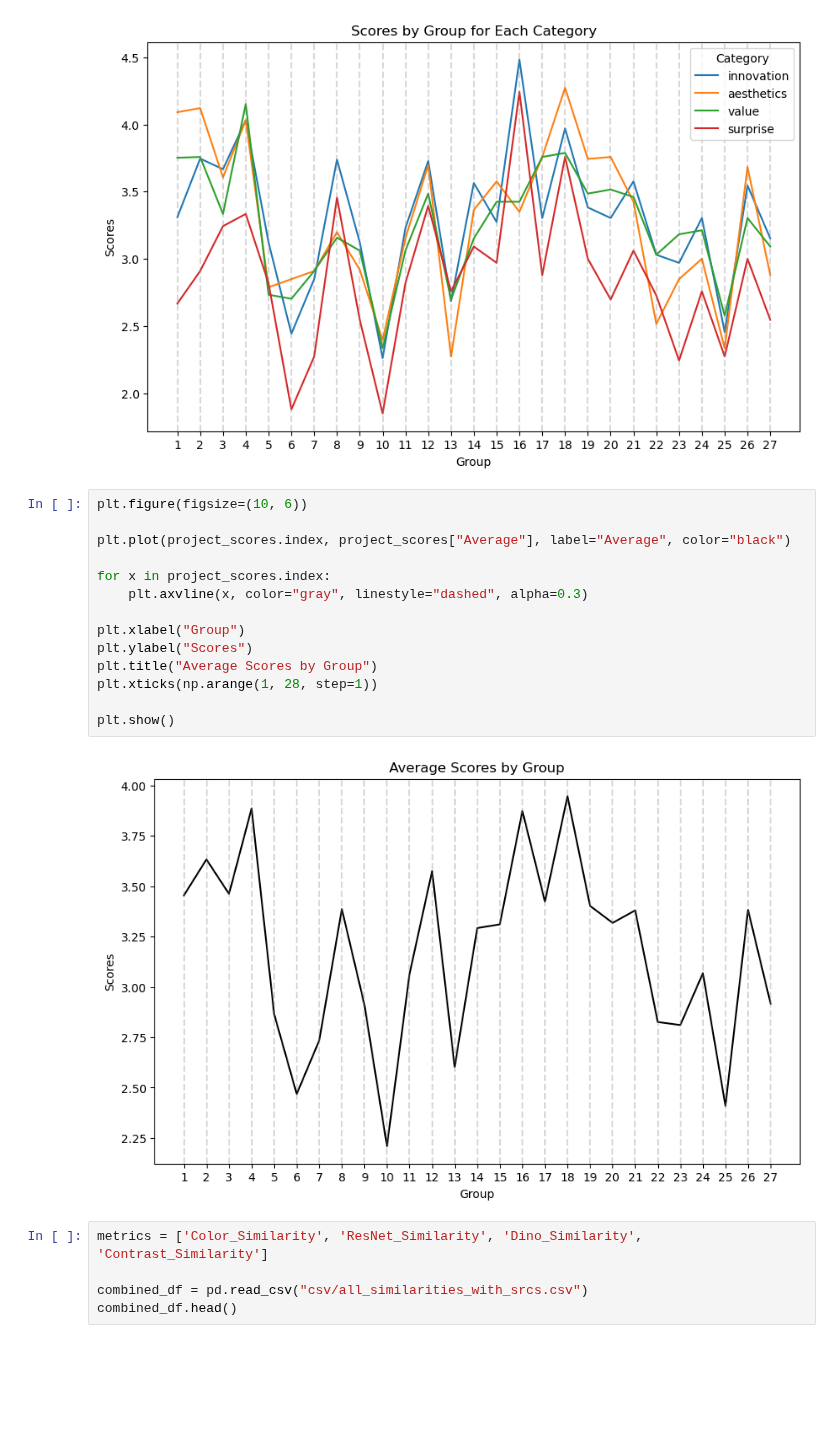
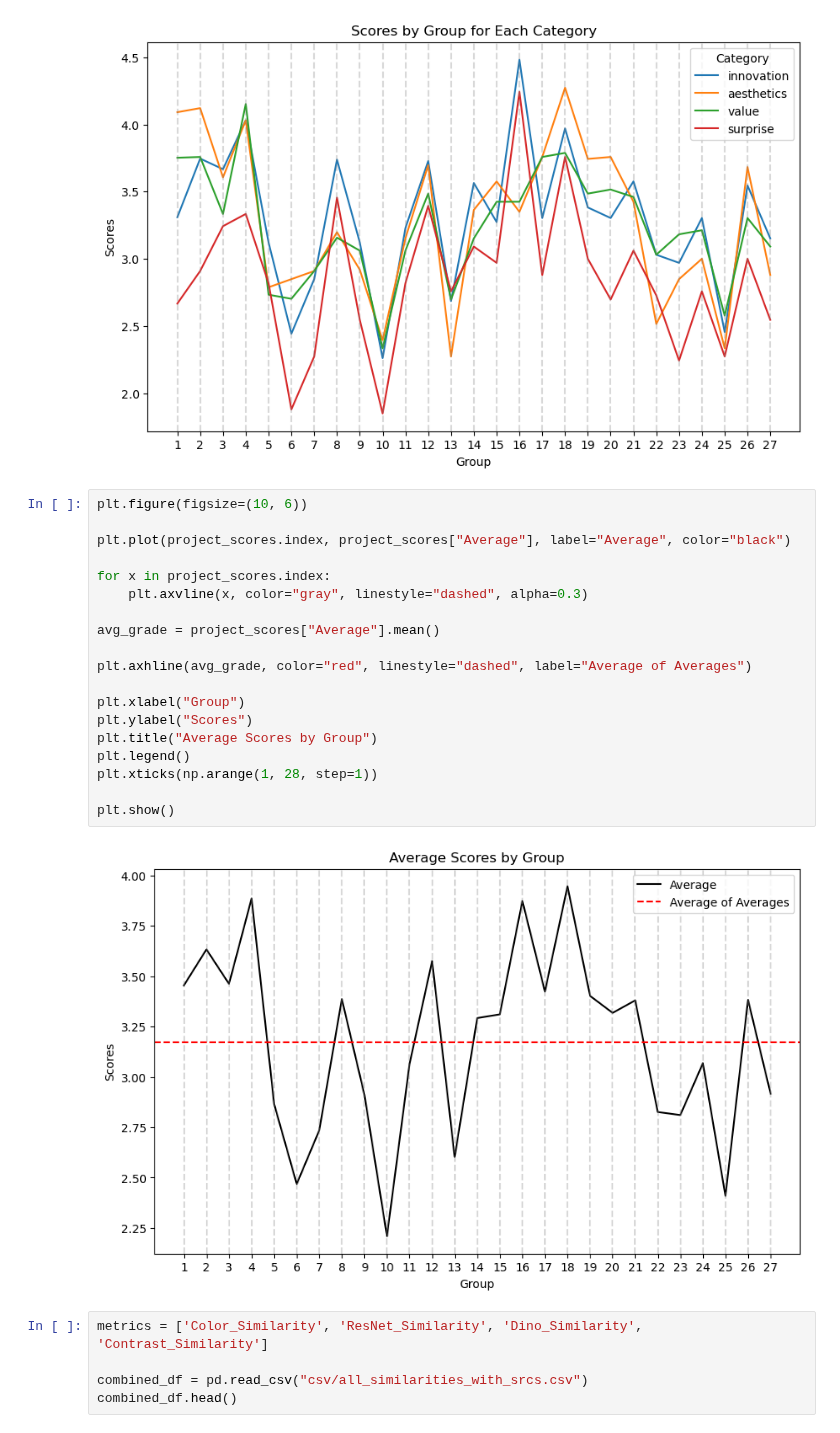
Before and after one commit to adamtms/AI-nspired, a Jupyter notebook: expert_grades.ipynb, the cells around one changed output. Drawn from its saved outputs; the diff is of its cells as text; blank space fills up the shorter version.

```diff
--- a/expert_grades.ipynb
+++ b/expert_grades.ipynb
@@ -68,19 +68,24 @@ plt.show()
 # %%
 plt.figure(figsize=(10, 6))
 
 plt.plot(project_scores.index, project_scores["Average"], label="Average", color="black")
 
 for x in project_scores.index:
     plt.axvline(x, color="gray", linestyle="dashed", alpha=0.3)
 
+avg_grade = project_scores["Average"].mean()
+
+plt.axhline(avg_grade, color="red", linestyle="dashed", label="Average of Averages")
+
 plt.xlabel("Group")
 plt.ylabel("Scores")
 plt.title("Average Scores by Group")
+plt.legend()
 plt.xticks(np.arange(1, 28, step=1))
 
 plt.show()
 # %% [output]
-[figure, old version]
+[figure, new version]
 # %%
 metrics = ['Color_Similarity', 'ResNet_Similarity', 'Dino_Similarity', 'Contrast_Similarity']
 
```
Also changed, not shown: parts of 4 cells of this notebook.
